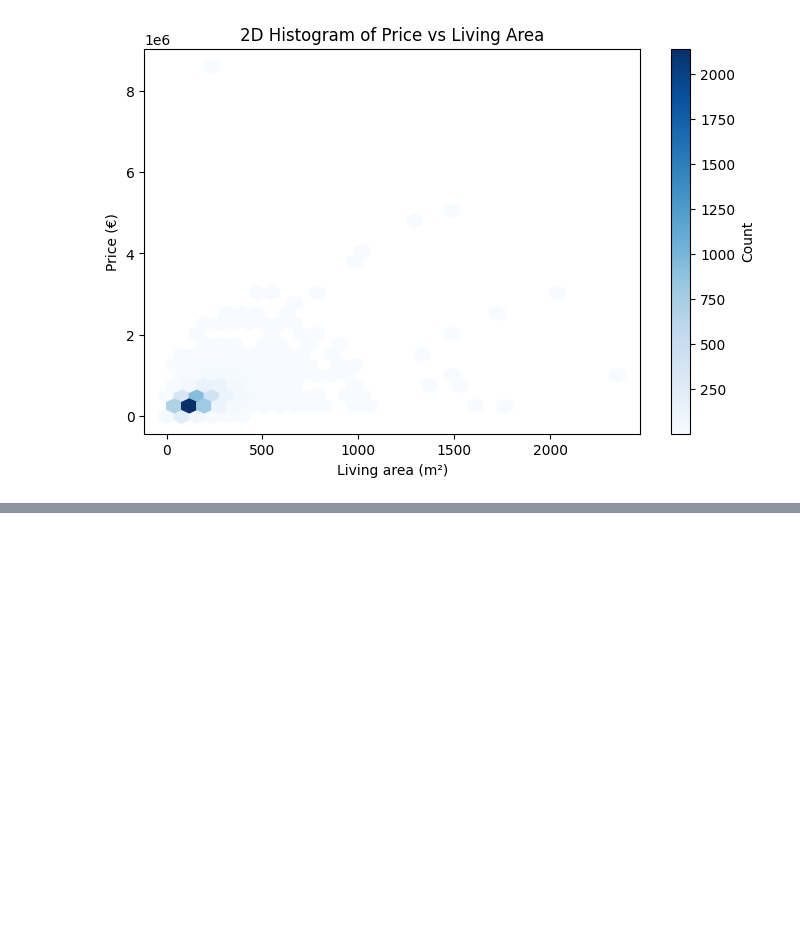
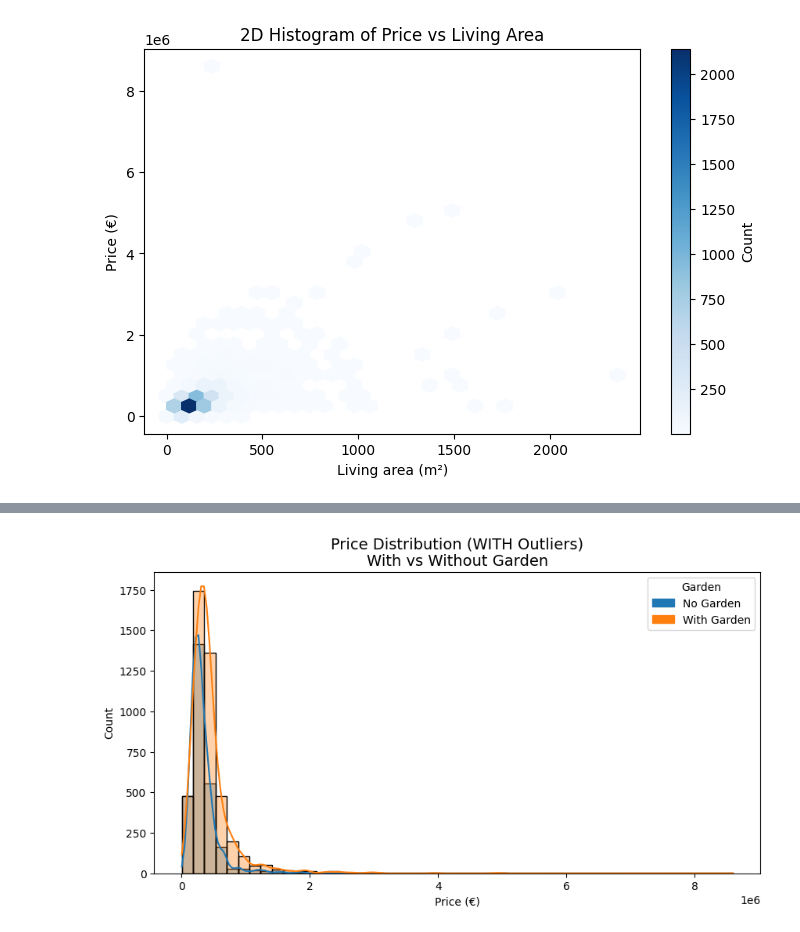
Before and after one commit to michiel-rondelez/immo-eliza-wolves-analysis, a Jupyter notebook: ena.ipynb, the cells around one changed output, grey strips where cells are left out. Saved outputs shown, nothing was run; the diff lists cells and outputs as text; code cells hidden in the pictures; blank space fills up the shorter version.

```diff
--- a/ena.ipynb
+++ b/ena.ipynb
@@ -425,0 +483,91 @@ plt.show()
+# %%
+import pandas as pd
+import seaborn as sns
+import matplotlib.pyplot as plt
+import numpy as np
+import matplotlib.patches as mpatches
+
+# =====================================================
+# 1. LOAD DATA
+# =====================================================
+df = pd.read_csv("clean_data_0.csv")
+
+# =====================================================
+# 2. OUTLIER REMOVAL (IQR METHOD)
+# =====================================================
+def remove_outliers_iqr(data, col):
+    Q1 = data[col].quantile(0.25)
+    Q3 = data[col].quantile(0.75)
+    IQR = Q3 - Q1
+    lower = Q1 - 1.5 * IQR
+    upper = Q3 + 1.5 * IQR
+    return data[(data[col] >= lower) & (data[col] <= upper)]
+
+df_no_outliers = remove_outliers_iqr(df, "Price")
+df_no_outliers = remove_outliers_iqr(df_no_outliers, "Living area")
+
+# =====================================================
+# 3. PREPARE DATA (LABELS ONLY)
+# =====================================================
+def prepare_data(data):
+    data = data.copy()
+    data["Garden_label"] = data["Garden"].map({0: "No Garden", 1: "With Garden"})
+    return data
+
+df_out = prepare_data(df)
+df_clean = prepare_data(df_no_outliers)
+
+palette = {"No Garden": "tab:blue", "With Garden": "tab:orange"}
+
+# =====================================================
+# 4. PLOTTING FUNCTION (COUNT-BASED HISTOGRAM)
+# =====================================================
+def plot_price_distribution(data, title):
+
+    # Shared bins → identical x-axis
+    min_price = data["Price"].min()
+    max_price = data["Price"].max()
+    bins = np.linspace(min_price, max_price, 50)
+
+    plt.figure(figsize=(10,5))
+
+    sns.histplot(
+        data=data,
+        x="Price",
+        hue="Garden_label",
+        bins=bins,
+        kde=True,
+        stat="count",     # INTEGER density (counts)
+        common_norm=False,
+        alpha=0.35,
+        palette=palette
+    )
+
+    plt.title(title, fontsize=14)
+    plt.xlabel("Price (€)")
+    plt.ylabel("Count")    # integer values on Y-axis
+
+    # Custom legend
+    handles = [
+        mpatches.Patch(color=palette[label], label=label)
+        for label in ["No Garden", "With Garden"]
+    ]
+    plt.legend(handles=handles, title="Garden")
+
+    plt.show()
+
+# =====================================================
+# 5. PRODUCE BOTH GRAPHS
+# =====================================================
+
+plot_price_distribution(
+    df_out,
+    "Price Distribution (WITH Outliers)\nWith vs Without Garden"
+)
+
+plot_price_distribution(
+    df_clean,
+    "Price Distribution (WITHOUT Outliers)\nWith vs Without Garden"
+)
+# %% [output]
+[figure, added]
```
Also changed, not shown: parts of 12 cells of this notebook.
